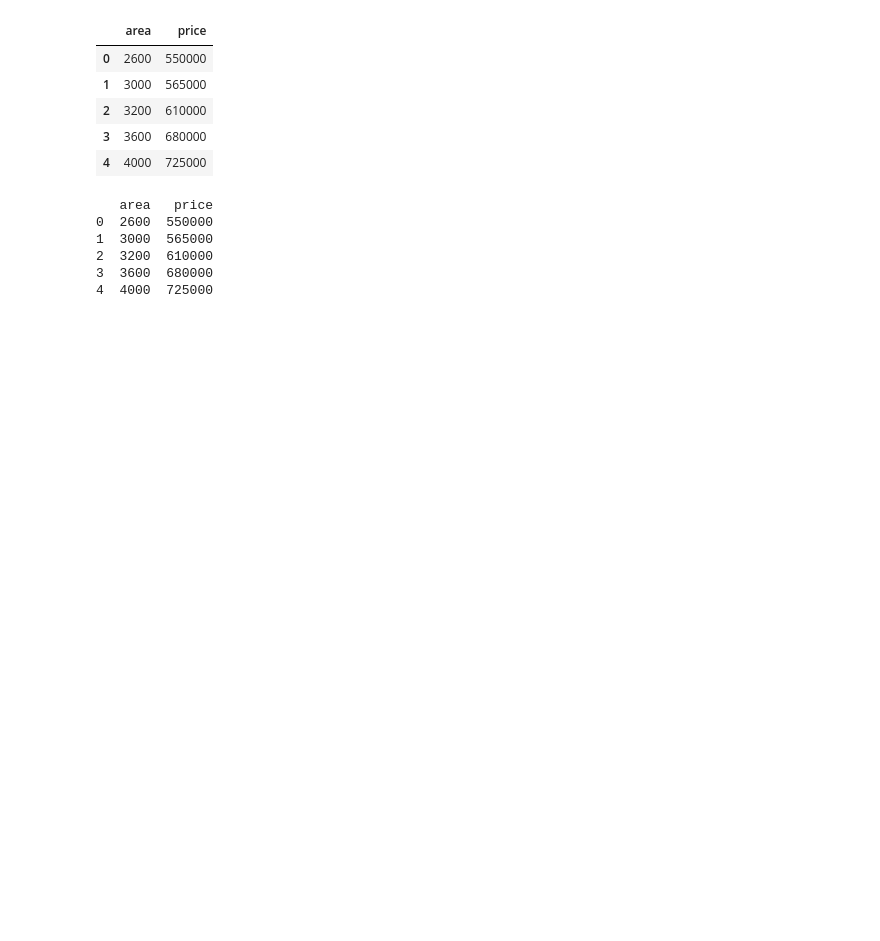
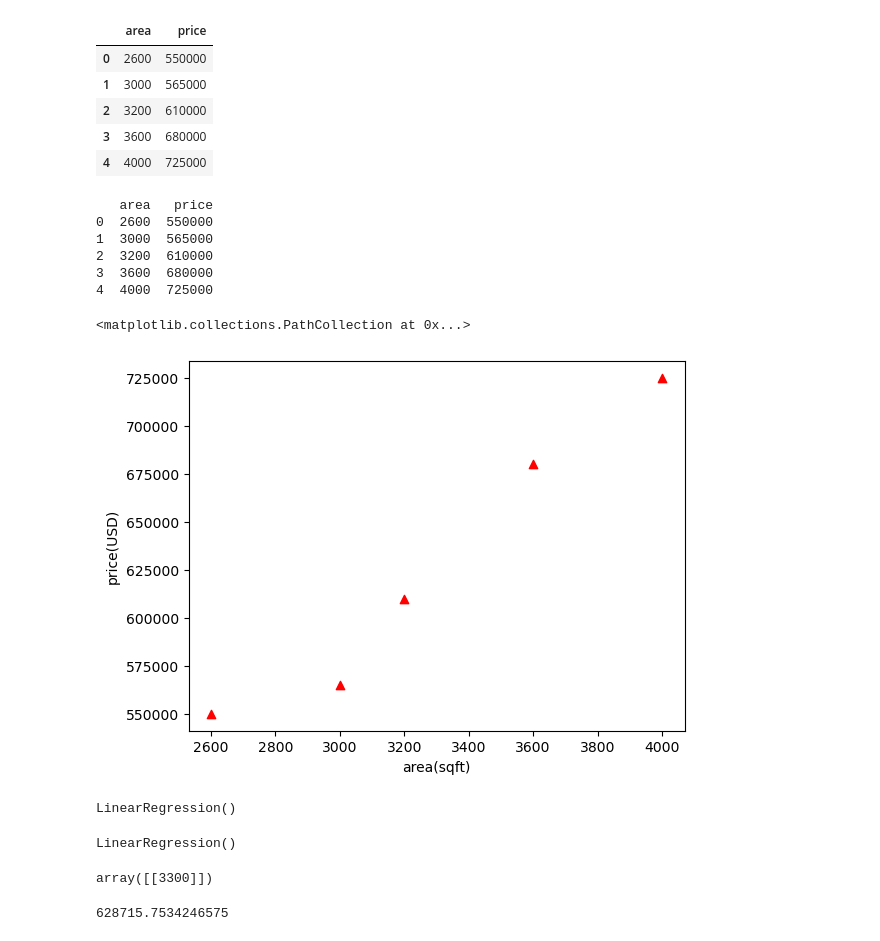
Before and after one commit to rolansy/PyLadder, a Jupyter notebook: MoLLy/Linear Regsevy .ipynb, the cells around one changed output. Cells and saved outputs as stored; diff of their text form; code cells hidden in the pictures; blank space fills up the shorter version.

```diff
--- a/MoLLy/Linear Regsevy .ipynb
+++ b/MoLLy/Linear Regsevy .ipynb
@@ -23,3 +23,20 @@ print(df)
 2  3200  610000
 3  3600  680000
 4  4000  725000
+# %%
+%matplotlib inline
+plt.xlabel('area(sqft)')
+plt.ylabel('price(USD)')
+plt.scatter(df.area,df.price,color='r',marker='^')
+# %% [output]
+<matplotlib.collections.PathCollection at 0x...>
+[figure, added]
+# %%
+reg=linear_model.LinearRegression()
+reg.fit(df[['area']],df.price)
+# %% [output]
+LinearRegression()
+# %%
+reg.fit(df[['area']],df.price)
+# %% [output]
+LinearRegression()
@@ -25,0 +45,8 @@ print(df)
+# %%
+xmat
+# %% [output]
+array([[3300]])
+# %%
+reg.predict(xmat)[0]
+# %% [output]
+628715.7534246575
```
Also changed, not shown: parts of 16 cells of this notebook.
